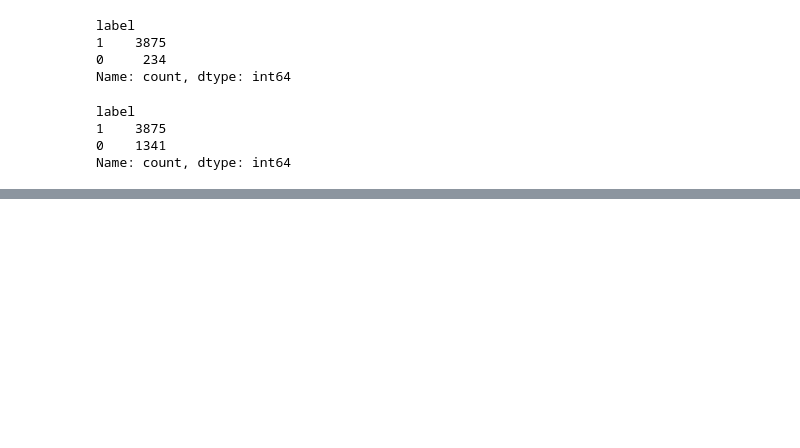
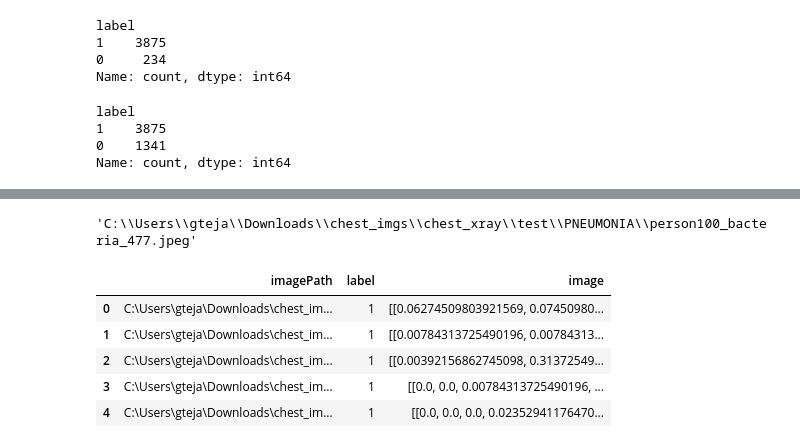
Before and after one commit to Cascade0507/Machine-Learning, a Jupyter notebook: Deep Learning/Pneumonia_Prediction_X-ray/Pneumonia_CNN.ipynb, the cells around one changed output, grey strips where cells are left out. Drawn from its saved outputs; the diff is of its cells as text; code cells hidden in the pictures; blank space fills up the shorter version.

```diff
--- a/Deep Learning/Pneumonia_Prediction_X-ray/Pneumonia_CNN.ipynb
+++ b/Deep Learning/Pneumonia_Prediction_X-ray/Pneumonia_CNN.ipynb
@@ -87,0 +133,13 @@ Name: count, dtype: int64
+# %%
+test['imagePath'][1]
+# %% [output]
+'C:\\Users\\gteja\\Downloads\\chest_imgs\\chest_xray\\test\\PNEUMONIA\\person100_bacteria_477.jpeg'
+# %%
+vals.head()
+# %% [output]
+|  | imagePath | label | image |
+| 0 | C:\Users\gteja\Downloads\chest_im... | 1 | [[0.06274509803921569, 0.07450980... |
+| 1 | C:\Users\gteja\Downloads\chest_im... | 1 | [[0.00784313725490196, 0.00784313... |
+| 2 | C:\Users\gteja\Downloads\chest_im... | 1 | [[0.00392156862745098, 0.31372549... |
+| 3 | C:\Users\gteja\Downloads\chest_im... | 1 | [[0.0, 0.0, 0.00784313725490196, ... |
+| 4 | C:\Users\gteja\Downloads\chest_im... | 1 | [[0.0, 0.0, 0.0, 0.02352941176470... |
```
Also changed, not shown: parts of 20 cells of this notebook.
